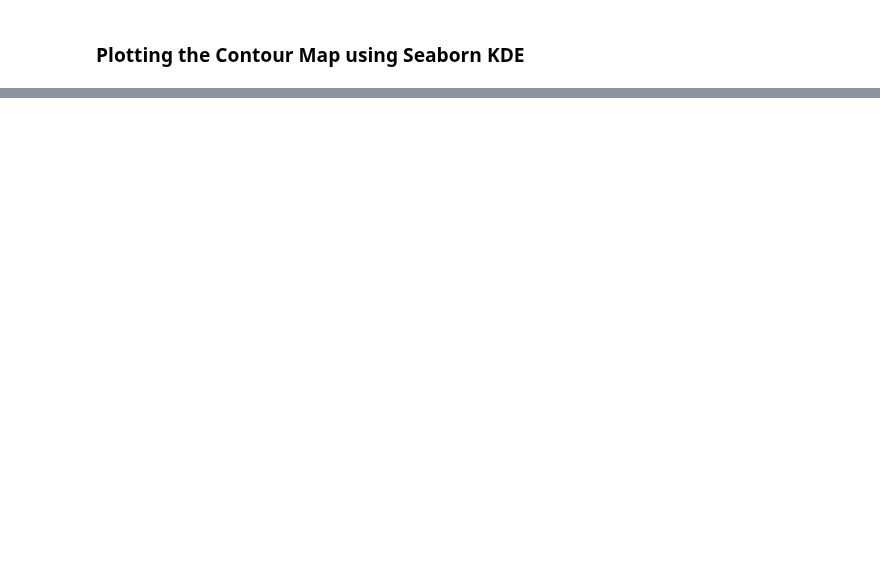
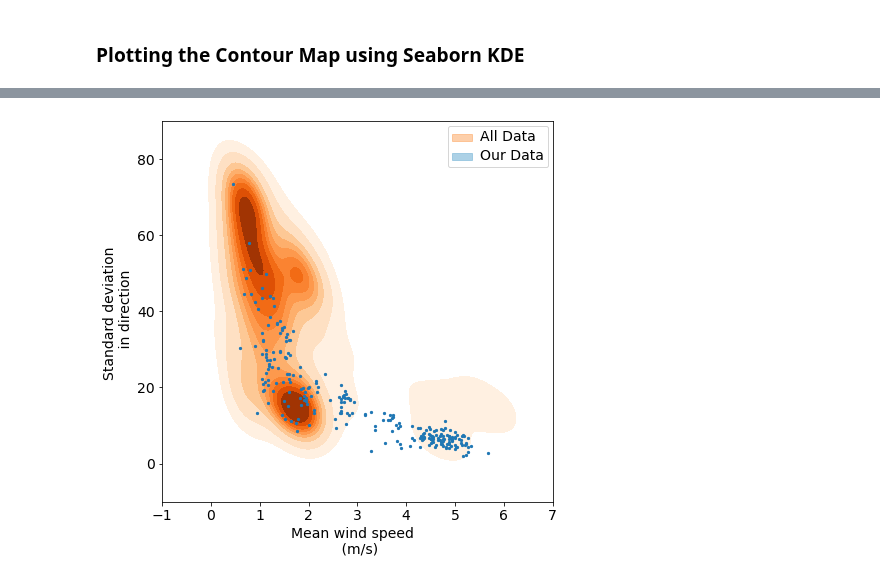
Before and after one commit to arunavanag591/odor_analysis, a Jupyter notebook: data_exploration/dataWindLagAnaylsis.ipynb, the cells around one changed output, grey strips where cells are left out. Saved outputs shown, nothing was run; the diff lists cells and outputs as text; code cells hidden in the pictures; blank space fills up the shorter version.

```diff
--- a/data_exploration/dataWindLagAnaylsis.ipynb
+++ b/data_exploration/dataWindLagAnaylsis.ipynb
@@ -56,5 +170,7 @@ t16=pd.read_hdf(folder_path+'dfs_for_temporalregression/6.22.22_temporal.hdf')
 # %%
-alltemp=[t1,t2,t4,t7,t8,t12,t13,t14,t15,t16]
+# alltemp=[t1,t2,t4,t7,t8,t12,t13,t14,t15,t16]
+
+alltemp=[t1,t2,t3,t4,t5,t6,t7,t8,t9,t10,t11,t12,t13,t14,t15,t16]
 
 for i in range(len(alltemp)):
     alltemp[i]['turb_intensity']=alltemp[i]['speed_std']/alltemp[i]['speed_avg']
@@ -132,0 +245,35 @@ f.savefig('../../Figure/LagAll.jpeg', dpi=300, bbox_inches = "tight")
+# %%
+f, ax = plt.subplots(1, 1, figsize=(7, 7))
+sns.kdeplot(data=alltempconcat, x='speed_avg', y='direction_std', cmap='Oranges', shade=True, ax=ax, label='All Data')
+# sns.kdeplot(data=forestchunks, x='speed_avg', y='direction_std', cmap='Greens', shade=True, ax=ax, alpha=1, label='Forest')
+# sns.kdeplot(data=urbanchunks, x='speed_avg', y='direction_std', cmap='Purples', shade=True, ax=ax, alpha=0.7, thresh=0.05, label='Urban')  # Assuming 't1' is another dataset
+# sns.kdeplot(data=t1, x='speed_avg', y='direction_std', cmap='Blues', shade=True, ax=ax, alpha=0.8, thresh=0.05, label='Our Data')  # Assuming 't1' is another dataset
+ax.scatter(t1.speed_avg, t1.direction_std, cmap='Blues', s=5)
+ax.set_xlim(-1,7)
+ax.set_ylim(-10,90)
+ax.set_xlabel('Mean wind speed  \n (m/s)')
+ax.set_ylabel('Standard deviation \n in direction')
+
+# mpl_functions.adjust_spines(ax,['left','bottom'],
+#                             spine_locations={'left': 1,'bottom': 1},
+#                             smart_bounds=True,
+#                             xticks=[0,7],
+#                             yticks=[0,80],
+#                             linewidth=0.5)
+
+
+# Custom legend patches
+desert_patch = mpatches.Patch(color=sns.color_palette("Oranges")[2], label='All Data', alpha=0.5)
+# forest_patch = mpatches.Patch(color=sns.color_palette("Greens")[2], label='Forest', alpha=0.5)
+# urban_patch = mpatches.Patch(color=sns.color_palette("Purples")[2], label='Urban', alpha=0.7)
+t1_patch = mpatches.Patch(color=sns.color_palette("Blues")[2], label='Our Data', alpha=0.7)
+
+# Add patches to the legend
+# ax.legend(handles=[desert_patch, forest_patch, urban_patch,t1_patch])
+ax.legend(handles=[desert_patch, t1_patch])
+
+
+mpl_functions.set_fontsize(f, 14)
+# f.savefig('../../Figure/LagAllwUrban2.jpeg', dpi=300, bbox_inches = "tight")
+# %% [output]
+[figure, added]
```
Also changed, not shown: parts of 9 cells of this notebook.
